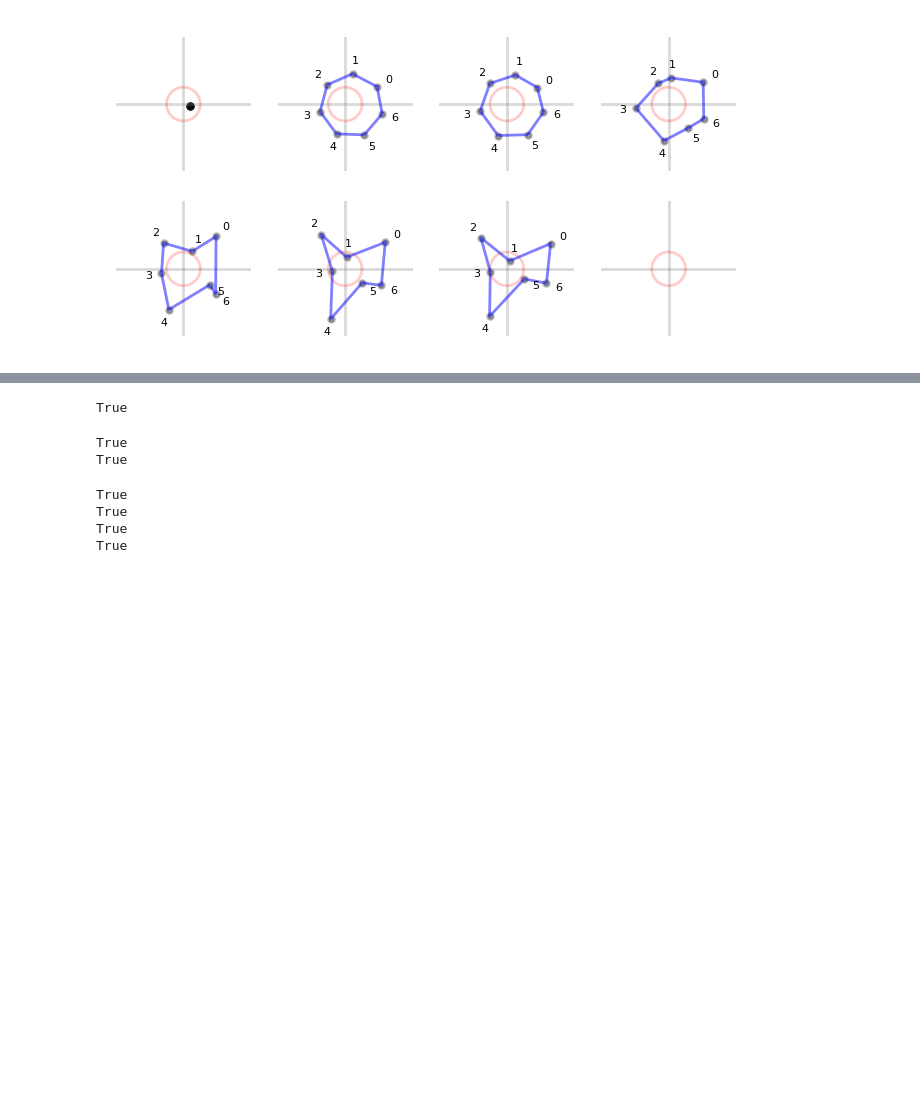
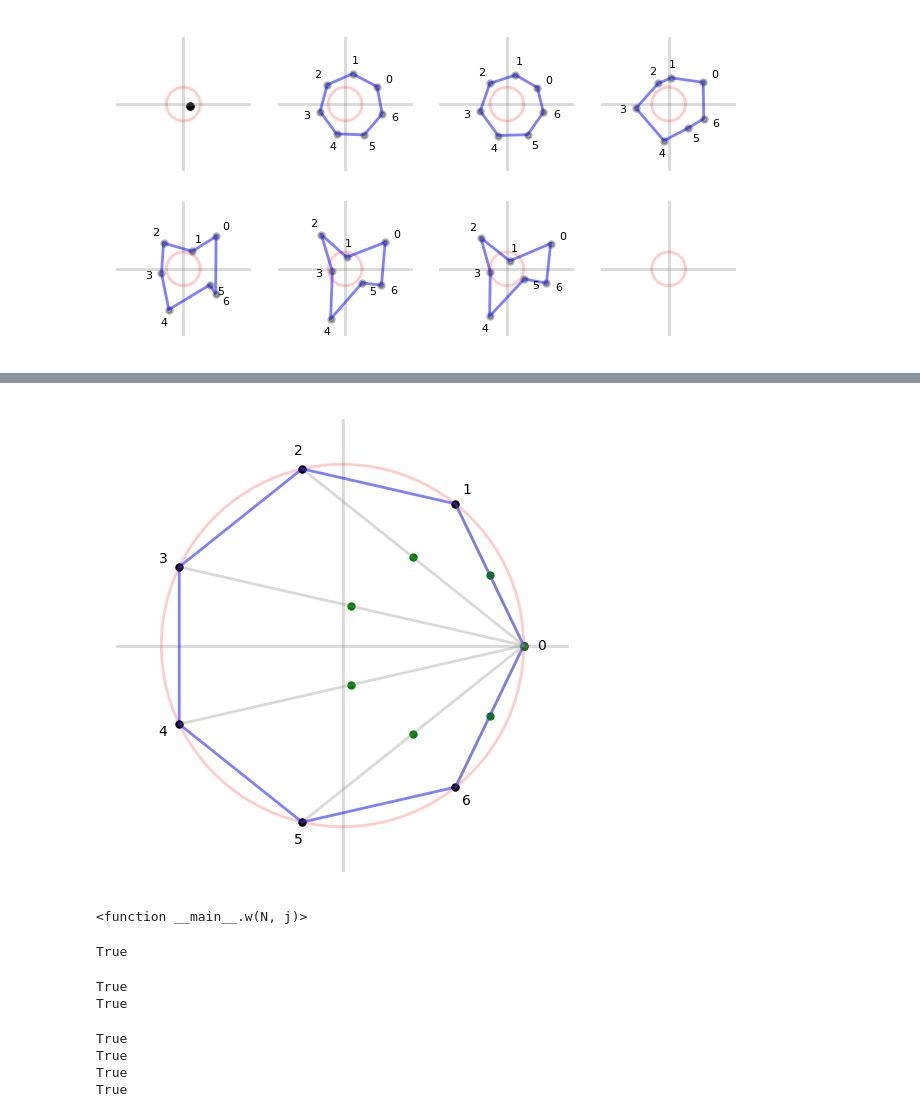
Before and after one commit to tedszy/fourier-tutor, a Jupyter notebook: geometry.ipynb, the cells around one changed output, grey strips where cells are left out. Saved outputs shown, nothing was run; the diff lists cells and outputs as text; code cells hidden in the pictures; blank space fills up the shorter version.

```diff
--- a/geometry.ipynb
+++ b/geometry.ipynb
@@ -338,0 +323,34 @@ def sigma(k, X):
+# %%
+# Illustrate what Schoenberg means by
+#
+# max_j (1 + omega^j)/2 <= cos(pi/k)
+#
+# For j = 1...N-1 and explain why j = 0
+# should be avoided.
+
+ws = primitive_polygon(7,1)
+
+
+plt.rcParams['figure.figsize'] = [3, 3]
+plt.rcParams['figure.dpi'] = 200
+fig, ax = plt.subplots()
+lim = 1.25
+axes_setup(ax, lim)
+unit_circle_plot(ax)
+ax.scatter(np.real(ws), np.imag(ws), s=4, color='black')
+polygon_plot(ax,ws,offset_factor=0.1)
+for ww in ws:
+    m = (1+ww)/2
+    ax.plot([1,np.real(ww)], [0,np.imag(ww)], lw=1,color='gray',alpha=0.3)
+    ax.scatter(np.real(m), np.imag(m), s=4, color='green')
+
+
+
+
+# plt.savefig("cos_inequality.png")
+# %% [output]
+[figure, added]
+# %%
+w
+# %% [output]
+<function __main__.w(N, j)>
@@ -345,22 +376,22 @@ WW = W(len(XX))
 np.allclose(mu(WW @ XX), WW @ mu(XX))
 # %% [output]
 True
-# %%
-# Check formalism for Cooley's version of shift theorem.
-# sigma(-k).X = Omega^{-k} A
-# Omega^m.X = sigma(-m).A
-# Check that conj(Omega)^k = Omega^{-k} = N (Omega^{-1})^k... True!
-# Beautiful!
-
-N = 7
-WW = W(N)
-iWW = iW(N)
-A = iW(N) @ X
-print(np.allclose(sigma(-5, X), WW @ (np.conj(WW)[:,5] * A)))
-print(np.allclose(WW[:,5] * X, WW @ sigma(-5, A)))
-# %% [output]
-True
-True
+# %%
+# Check formalism for Cooley's version of shift theorem.
+# sigma(-k).X = Omega^{-k} A
+# Omega^m.X = sigma(-m).A
+# Check that conj(Omega)^k = Omega^{-k} = N (Omega^{-1})^k... True!
+# Beautiful!
+
+N = 7
+WW = W(N)
+iWW = iW(N)
+A = iW(N) @ X
+print(np.allclose(sigma(-5, X), WW @ (np.conj(WW)[:,5] * A)))
+print(np.allclose(WW[:,5] * X, WW @ sigma(-5, A)))
+# %% [output]
+True
+True
 # %%
 # verify
 
```
Also changed, not shown: parts of 13 cells of this notebook.
